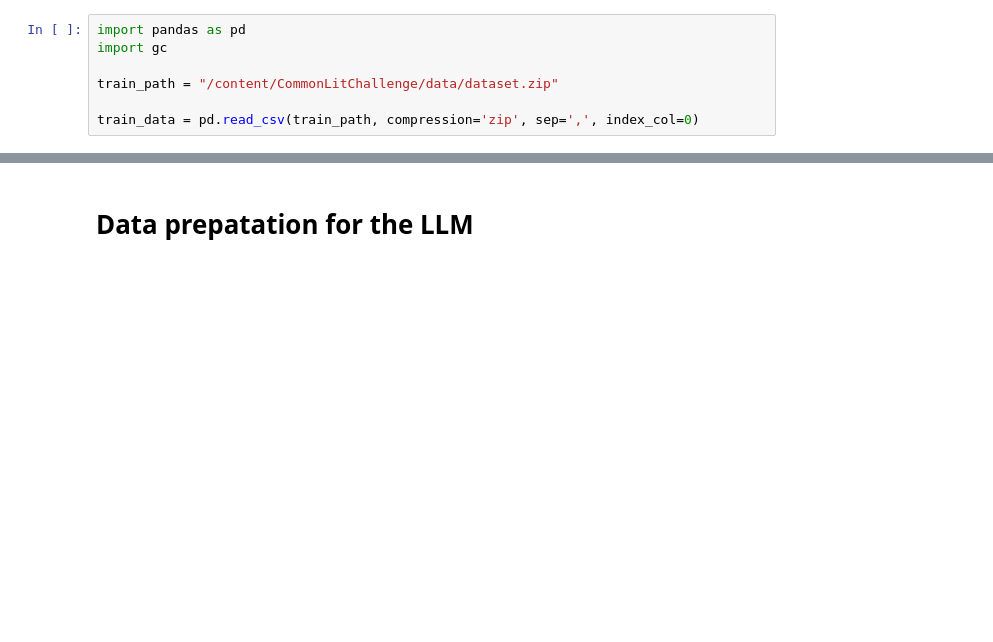
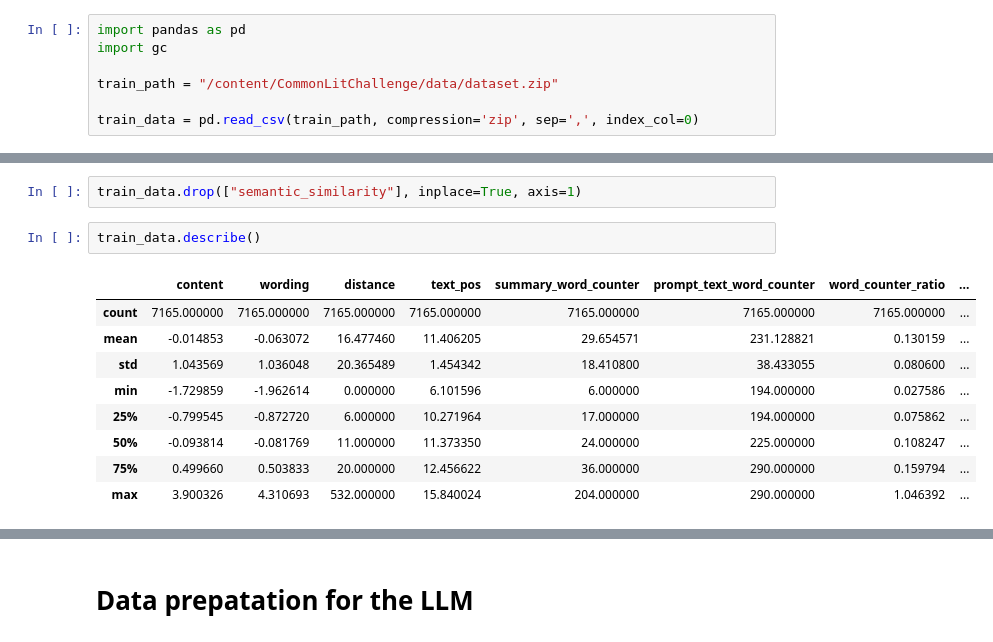
Before and after one commit to Sopralapanca/CommonLitChallenge, a Jupyter notebook: TrainLLM.ipynb, the cells around one changed output, grey strips where cells are left out. Cells and saved outputs as stored; diff of their text form; blank space fills up the shorter version.

```diff
--- a/TrainLLM.ipynb
+++ b/TrainLLM.ipynb
@@ -59,0 +80,14 @@ memory usage: 1.9+ MB
+# %%
+train_data.drop(["semantic_similarity"], inplace=True, axis=1)
+# %%
+train_data.describe()
+# %% [output]
+|  | content | wording | distance | text_pos | summary_word_counter | prompt_text_word_counter | word_counter_ratio | ... |
+| count | 7165.000000 | 7165.000000 | 7165.000000 | 7165.000000 | 7165.000000 | 7165.000000 | 7165.000000 | ... |
+| mean | -0.014853 | -0.063072 | 16.477460 | 11.406205 | 29.654571 | 231.128821 | 0.130159 | ... |
+| std | 1.043569 | 1.036048 | 20.365489 | 1.454342 | 18.410800 | 38.433055 | 0.080600 | ... |
+| min | -1.729859 | -1.962614 | 0.000000 | 6.101596 | 6.000000 | 194.000000 | 0.027586 | ... |
+| 25% | -0.799545 | -0.872720 | 6.000000 | 10.271964 | 17.000000 | 194.000000 | 0.075862 | ... |
+| 50% | -0.093814 | -0.081769 | 11.000000 | 11.373350 | 24.000000 | 225.000000 | 0.108247 | ... |
+| 75% | 0.499660 | 0.503833 | 20.000000 | 12.456622 | 36.000000 | 290.000000 | 0.159794 | ... |
+| max | 3.900326 | 4.310693 | 532.000000 | 15.840024 | 204.000000 | 290.000000 | 1.046392 | ... |
```
Also changed, not shown: parts of 42 cells of this notebook.
